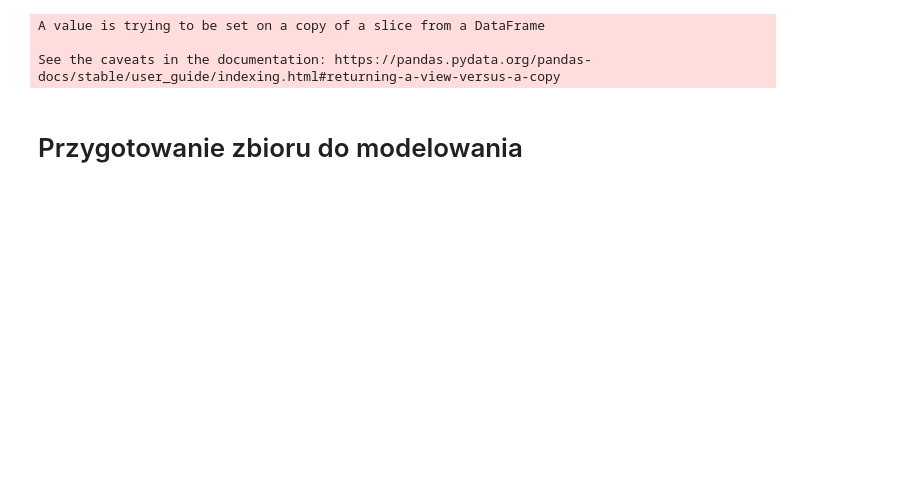
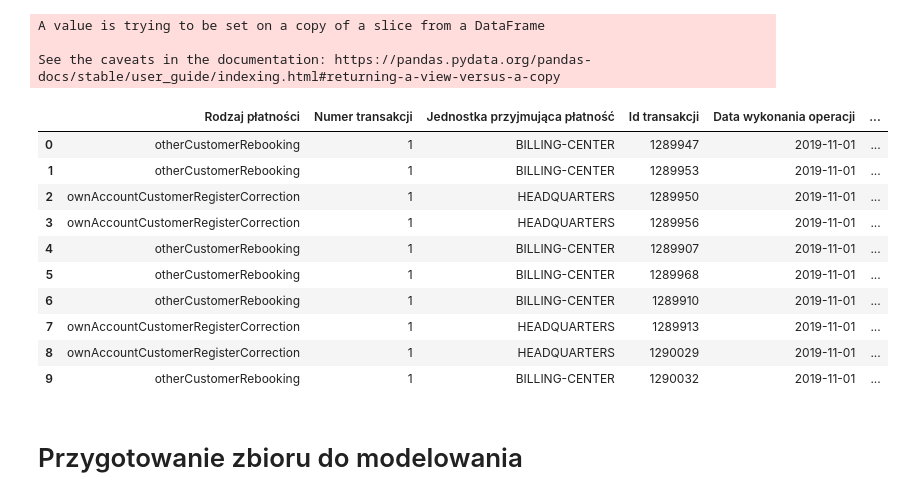
Before and after one commit to glinkapiotr/Asseco_Innovation, a Jupyter notebook: CodePlay_2020_SDS_data_API.ipynb, the cells around one changed output. Saved outputs shown, nothing was run; the diff lists cells and outputs as text; code cells hidden in the pictures; blank space fills up the shorter version.

```diff
--- a/CodePlay_2020_SDS_data_API.ipynb
+++ b/CodePlay_2020_SDS_data_API.ipynb
@@ -729,5 +729,19 @@ clean_DF.drop(clean_DF.loc[clean_DF['Kwota płatności']==10000000].index, inpla
 A value is trying to be set on a copy of a slice from a DataFrame
 
 See the caveats in the documentation: https://pandas.pydata.org/pandas-docs/stable/user_guide/indexing.html#returning-a-view-versus-a-copy
+# %%
+clean_DF.head(10)
+# %% [output]
+|  | Rodzaj płatności | Numer transakcji | Jednostka przyjmująca płatność | Id transakcji | Data wykonania operacji | ... |
+| 0 | otherCustomerRebooking | 1 | BILLING-CENTER | 1289947 | 2019-11-01 | ... |
+| 1 | otherCustomerRebooking | 1 | BILLING-CENTER | 1289953 | 2019-11-01 | ... |
+| 2 | ownAccountCustomerRegisterCorrection | 1 | HEADQUARTERS | 1289950 | 2019-11-01 | ... |
+| 3 | ownAccountCustomerRegisterCorrection | 1 | HEADQUARTERS | 1289956 | 2019-11-01 | ... |
+| 4 | otherCustomerRebooking | 1 | BILLING-CENTER | 1289907 | 2019-11-01 | ... |
+| 5 | otherCustomerRebooking | 1 | BILLING-CENTER | 1289968 | 2019-11-01 | ... |
+| 6 | otherCustomerRebooking | 1 | BILLING-CENTER | 1289910 | 2019-11-01 | ... |
+| 7 | ownAccountCustomerRegisterCorrection | 1 | HEADQUARTERS | 1289913 | 2019-11-01 | ... |
+| 8 | ownAccountCustomerRegisterCorrection | 1 | HEADQUARTERS | 1290029 | 2019-11-01 | ... |
+| 9 | otherCustomerRebooking | 1 | BILLING-CENTER | 1290032 | 2019-11-01 | ... |
 # %% [markdown]
 # Przygotowanie zbioru do modelowania
```
Also changed, not shown: parts of 12 cells of this notebook.
